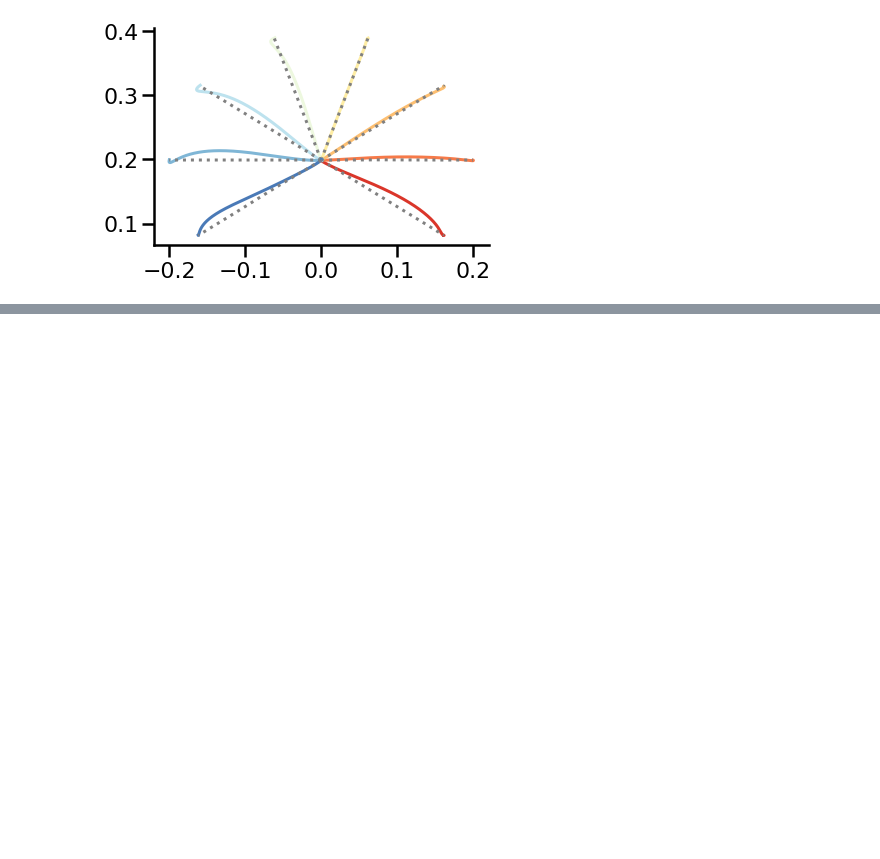
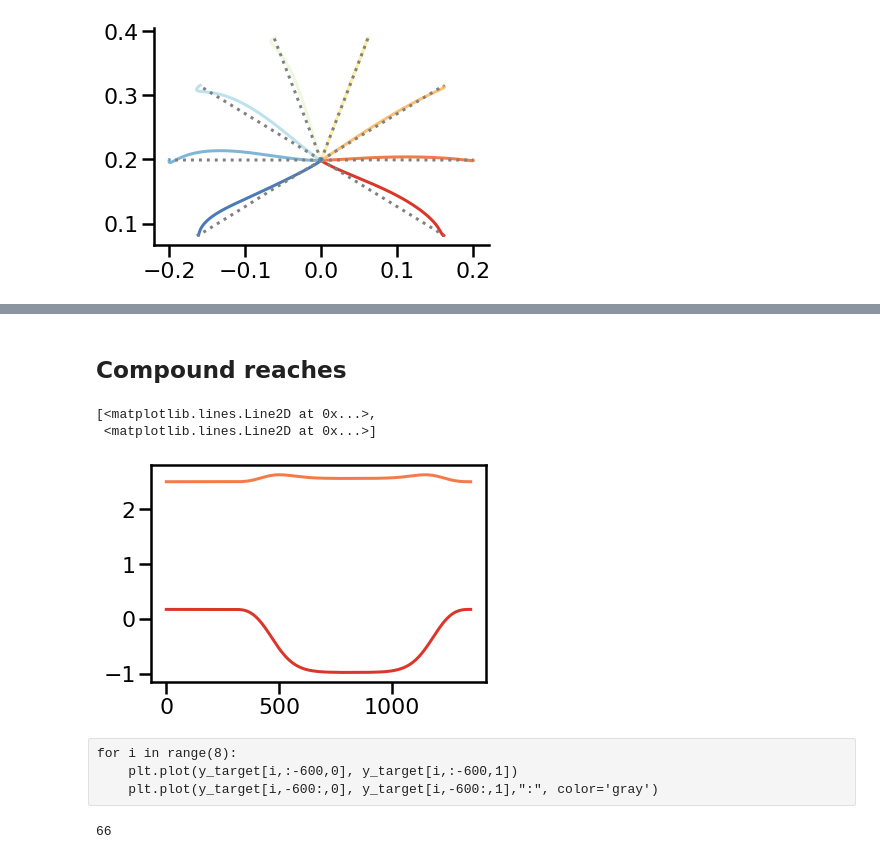
Before and after one commit to JoramKeijser/iLQR-jax, a Jupyter notebook: notebooks/ilqr_network_arm.ipynb, the cells around one changed output, grey strips where cells are left out. Saved outputs shown, nothing was run; the diff lists cells and outputs as text; code cells hidden in the pictures; blank space fills up the shorter version.

Commit message:
Adds compound reaches

```diff
--- a/notebooks/ilqr_network_arm.ipynb
+++ b/notebooks/ilqr_network_arm.ipynb
@@ -365,0 +375,26 @@ sns.despine()
+# %% [markdown]
+## Compound reaches
+# %%
+prep = d['states'][:,0,:2][:,None].repeat(300, 1)
+move = interp1d(np.arange(60), d['states'][:,:,:2], axis=1, fill_value='extrapolate')(np.arange(0, 60, 0.1))
+target_trj = np.concatenate((prep, move[:,:-150], move[:,::-1]),1)
+y_target = arm_model.get_position_batch(target_trj)
+#plt.plot(target_t)
+# %% [output]
+[<matplotlib.lines.Line2D at 0x...>,
+ <matplotlib.lines.Line2D at 0x...>]
+[figure, added]
+# %% [raw]
+for i in range(8):
+    plt.plot(y_target[i,:-600,0], y_target[i,:-600,1])
+    plt.plot(y_target[i,-600:,0], y_target[i,-600:,1],":", color='gray')
+# %%
+lmbda = 1e-5
+regu = 0
+t0 = time.time()
+x_trj_new, u_trj_new, cost_trace = run_ilqr_batch(x0, target_trj, None, 1, regu, lmbda)
+y_trj = arm_model.get_position_batch(x_trj_new[:,:,-4:-2])
+t1 = time.time()
+print(f"{t1-t0:1.0f}")
+# %% [output]
+66
```
Also changed, not shown: parts of 6 cells of this notebook.
